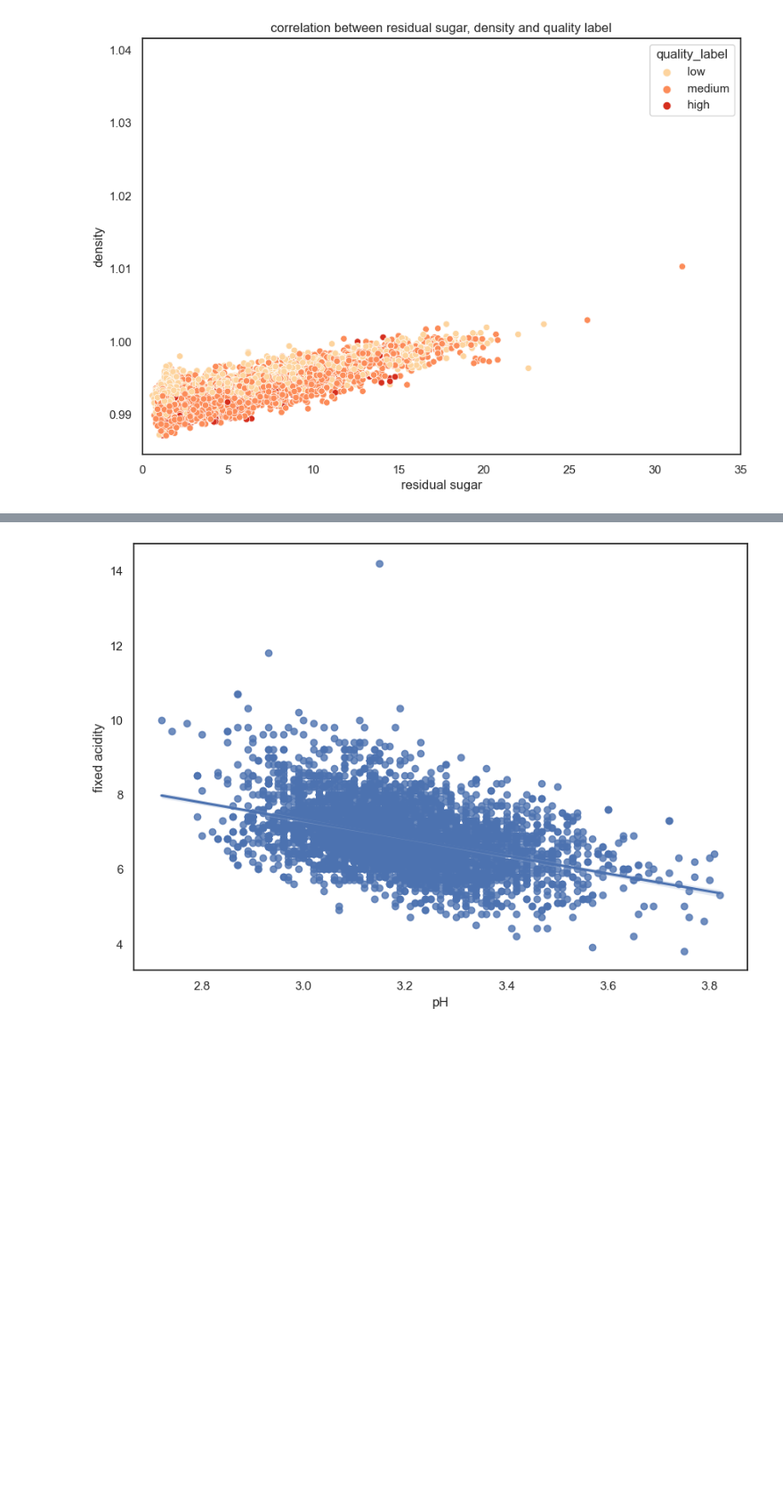
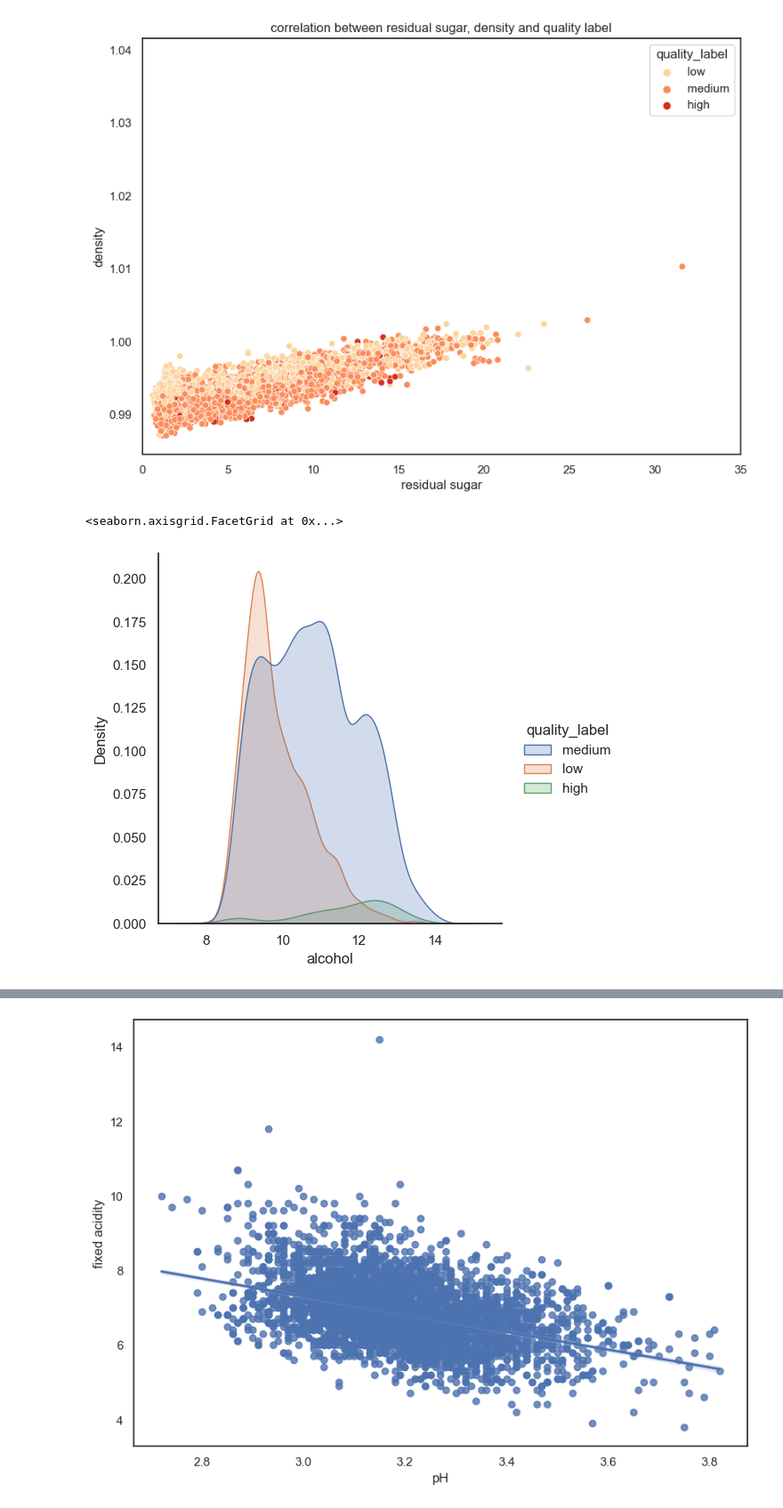
Before and after one commit to satomi26/Project-2, a Jupyter notebook: wine_2.ipynb, the cells around one changed output, grey strips where cells are left out. Shown at 89% size. Cells and saved outputs as stored; diff of their text form; code cells hidden in the pictures; blank space fills up the shorter version.

```diff
--- a/wine_2.ipynb
+++ b/wine_2.ipynb
@@ -299,3 +299,8 @@ plt.title("correlation between residual sugar, density and quality label")
 plt.show()
 # %% [output]
 [figure]
+# %%
+sns.displot(data=df_white, x="alcohol", hue="quality_label", kind="kde", fill=True)
+# %% [output]
+<seaborn.axisgrid.FacetGrid at 0x...>
+[figure, added]
```
Also changed, not shown: parts of 12 cells of this notebook, 1 other file.
